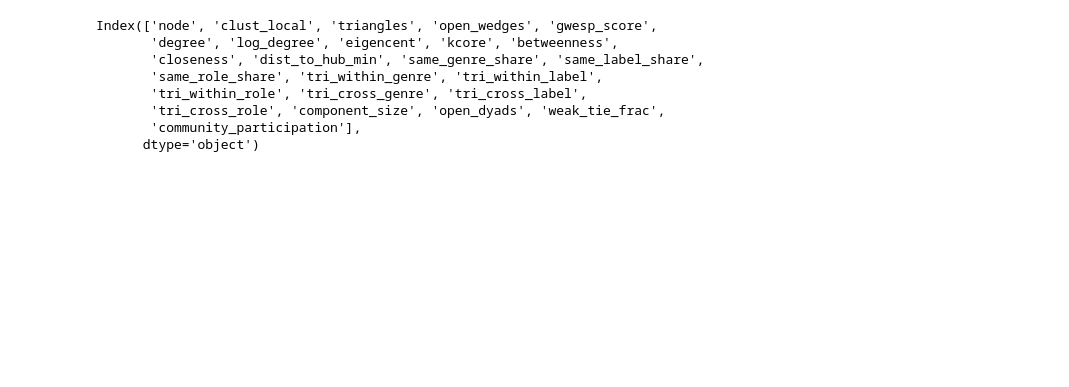
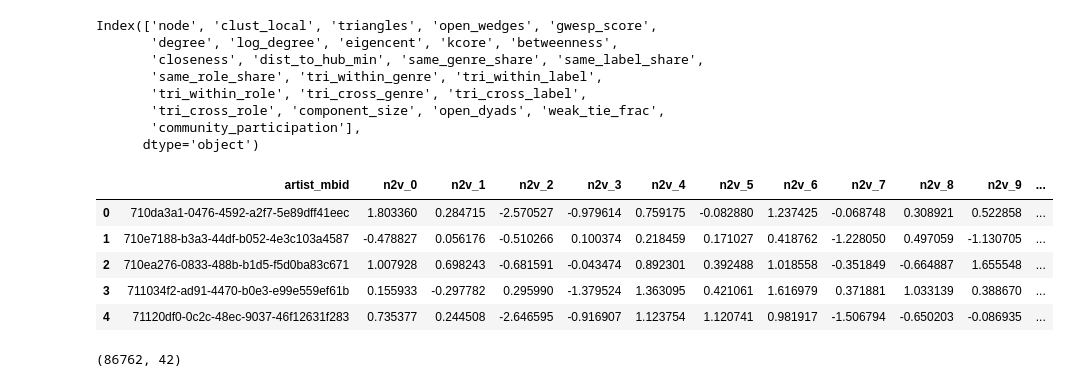
Before and after one commit to TheDeafOne/collaborative-success-research, a Jupyter notebook: network_construction/testing_network_construction.ipynb, the cells around one changed output. Cells and saved outputs as stored; diff of their text form; code cells hidden in the pictures; blank space fills up the shorter version.

```diff
--- a/network_construction/testing_network_construction.ipynb
+++ b/network_construction/testing_network_construction.ipynb
@@ -440,3 +493,14 @@ Index(['node', 'clust_local', 'triangles', 'open_wedges', 'gwesp_score',
        'tri_cross_role', 'component_size', 'open_dyads', 'weak_tie_frac',
        'community_participation'],
       dtype='object')
+# %%
+node_embeddings = pd.read_csv('./data/graphs/only_connected/node_embeddings.csv')
+# %%
+node_embeddings.head()
+# %% [output]
+|  | artist_mbid | n2v_0 | n2v_1 | n2v_2 | n2v_3 | n2v_4 | n2v_5 | n2v_6 | n2v_7 | n2v_8 | n2v_9 | ... |
+| 0 | 710da3a1-0476-4592-a2f7-5e89dff41eec | 1.803360 | 0.284715 | -2.570527 | -0.979614 | 0.759175 | -0.082880 | 1.237425 | -0.068748 | 0.308921 | 0.522858 | ... |
+| 1 | 710e7188-b3a3-44df-b052-4e3c103a4587 | -0.478827 | 0.056176 | -0.510266 | 0.100374 | 0.218459 | 0.171027 | 0.418762 | -1.228050 | 0.497059 | -1.130705 | ... |
+| 2 | 710ea276-0833-488b-b1d5-f5d0ba83c671 | 1.007928 | 0.698243 | -0.681591 | -0.043474 | 0.892301 | 0.392488 | 1.018558 | -0.351849 | -0.664887 | 1.655548 | ... |
+| 3 | 711034f2-ad91-4470-b0e3-e99e559ef61b | 0.155933 | -0.297782 | 0.295990 | -1.379524 | 1.363095 | 0.421061 | 1.616979 | 0.371881 | 1.033139 | 0.388670 | ... |
+| 4 | 71120df0-0c2c-48ec-9037-46f12631f283 | 0.735377 | 0.244508 | -2.646595 | -0.916907 | 1.123754 | 1.120741 | 0.981917 | -1.506794 | -0.650203 | -0.086935 | ... |
@@ -442,0 +511,5 @@ Index(['node', 'clust_local', 'triangles', 'open_wedges', 'gwesp_score',
+# %%
+final_df = final_df[final_df['node'].isin(features_df['artist_mbid'])]
+final_df.shape
+# %% [output]
+(86762, 42)
```
Also changed, not shown: parts of 25 cells of this notebook, 14 other files.
